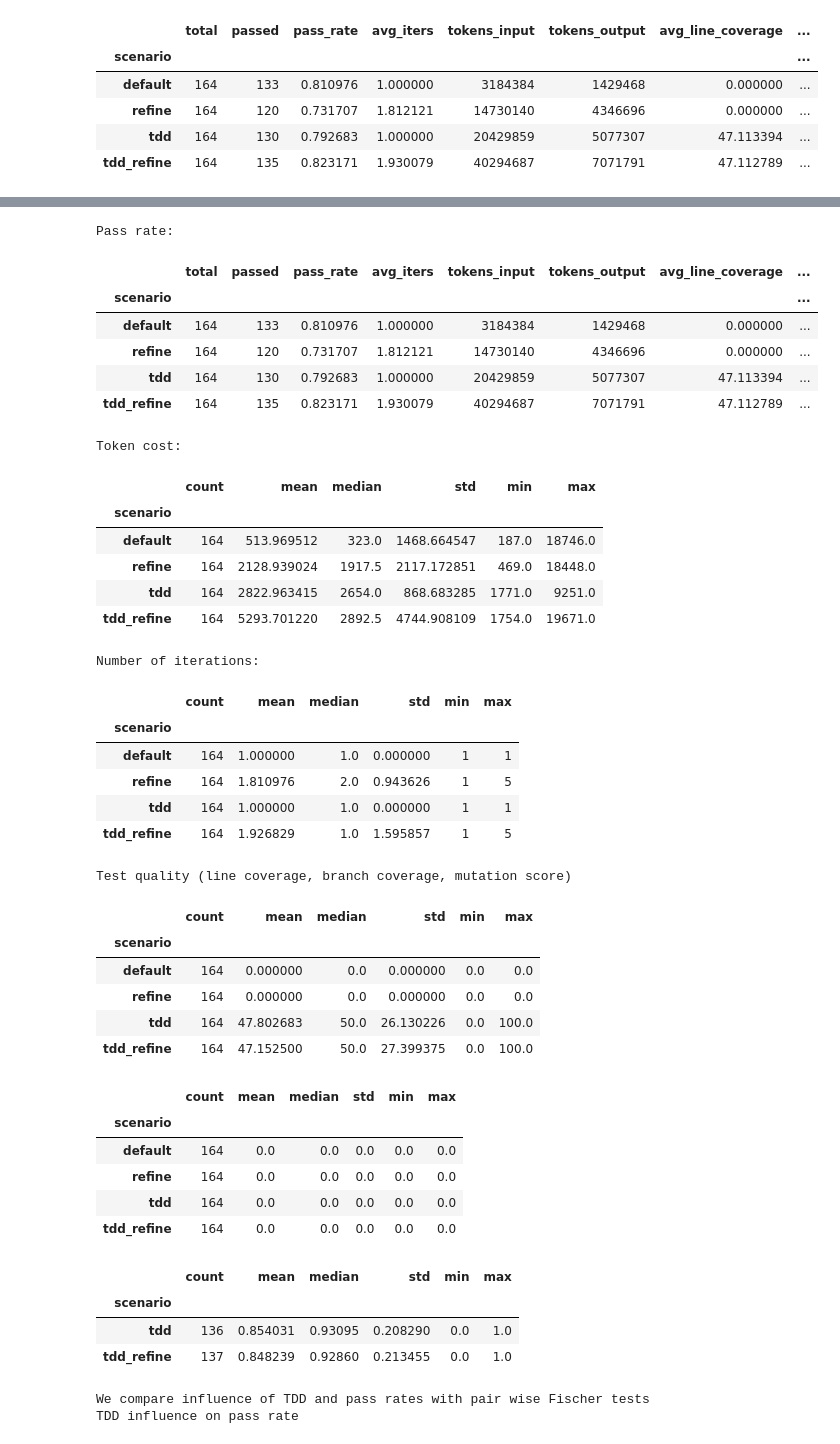
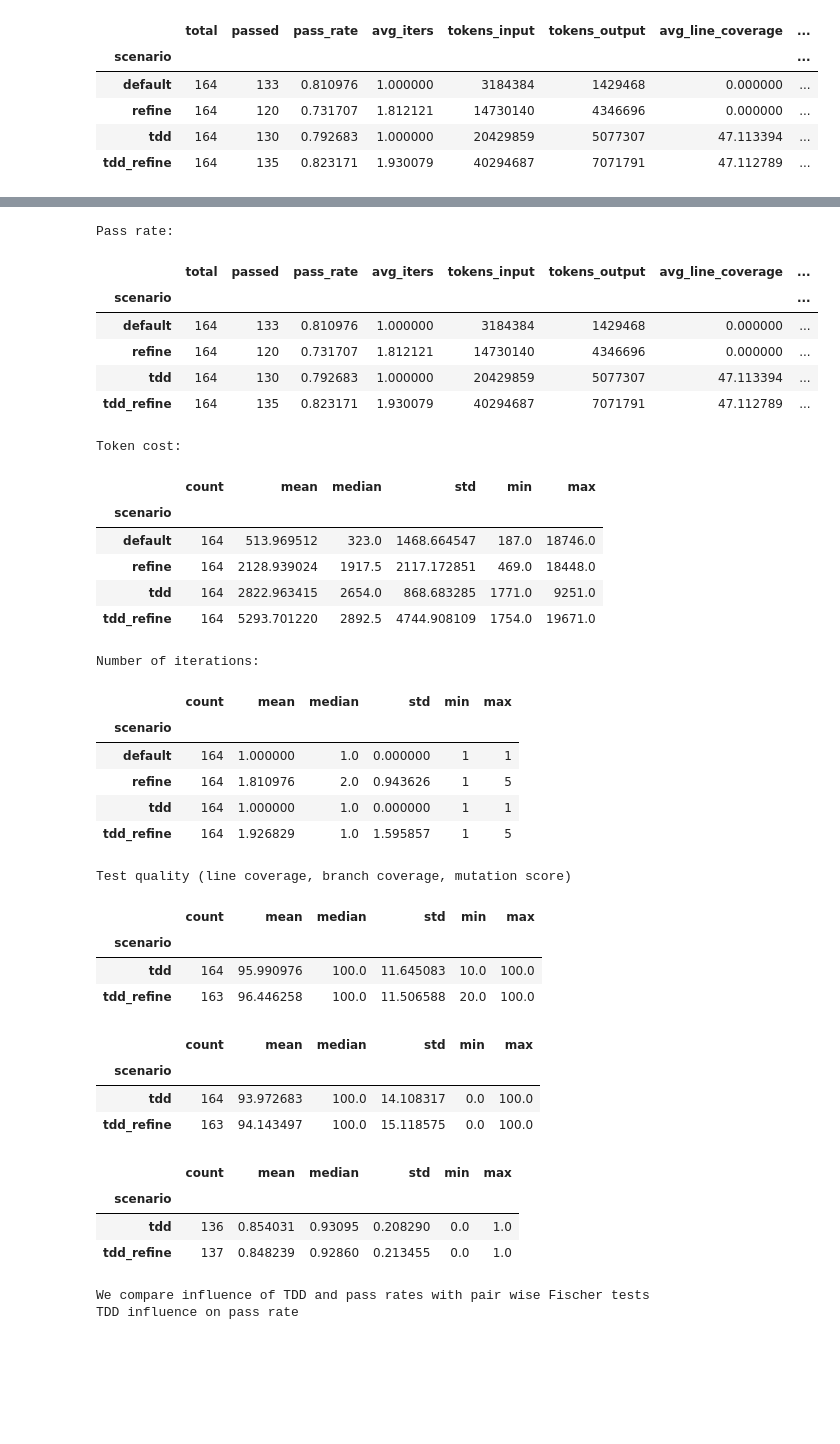
Before and after one commit to michal1010/TDLite, a Jupyter notebook: data_analysis/data_analysis.ipynb, the cells around one changed output, grey strips where cells are left out. Drawn from its saved outputs; the diff is of its cells as text; code cells hidden in the pictures; blank space fills up the shorter version.

Commit message:
Posthoc coverage tests, there was bug in experiment run. Also adds result csv's

```diff
--- a/data_analysis/data_analysis.ipynb
+++ b/data_analysis/data_analysis.ipynb
@@ -144,47 +144,43 @@ iterations_summary = summarize_numeric_by_group(df_instances, group_col, "pipeli
 display(iterations_summary)
 
 print("Test quality (line coverage, branch coverage, mutation score)")
-linecov_summary = summarize_numeric_by_group(df_instances, group_col, "line_coverage_percent", drop_negative=True)
-branchcov_summary = summarize_numeric_by_group(df_instances, group_col, "branch_coverage_percent", drop_negative=True)
+linecov_summary = summarize_numeric_by_group(df_instances, group_col, "new_line_coverage", drop_negative=True)
+branchcov_summary = summarize_numeric_by_group(df_instances, group_col, "new_branch_coverage", drop_negative=True)
 mutation_summary = summarize_numeric_by_group(df_instances, group_col, "mutation_score", drop_negative=True)
 display(linecov_summary)
 display(branchcov_summary)
 display(mutation_summary)
 # %% [output]
 Pass rate:
 |  | total | passed | pass_rate | avg_iters | tokens_input | tokens_output | avg_line_coverage | ... |
 | scenario |  |  |  |  |  |  |  | ... |
 | default | 164 | 133 | 0.810976 | 1.000000 | 3184384 | 1429468 | 0.000000 | ... |
 | refine | 164 | 120 | 0.731707 | 1.812121 | 14730140 | 4346696 | 0.000000 | ... |
 | tdd | 164 | 130 | 0.792683 | 1.000000 | 20429859 | 5077307 | 47.113394 | ... |
 | tdd_refine | 164 | 135 | 0.823171 | 1.930079 | 40294687 | 7071791 | 47.112789 | ... |
 Token cost:
 |  | count | mean | median | std | min | max |
 | scenario |  |  |  |  |  |  |
 | default | 164 | 513.969512 | 323.0 | 1468.664547 | 187.0 | 18746.0 |
 | refine | 164 | 2128.939024 | 1917.5 | 2117.172851 | 469.0 | 18448.0 |
 | tdd | 164 | 2822.963415 | 2654.0 | 868.683285 | 1771.0 | 9251.0 |
 | tdd_refine | 164 | 5293.701220 | 2892.5 | 4744.908109 | 1754.0 | 19671.0 |
 Number of iterations:
 |  | count | mean | median | std | min | max |
 | scenario |  |  |  |  |  |  |
 | default | 164 | 1.000000 | 1.0 | 0.000000 | 1 | 1 |
 | refine | 164 | 1.810976 | 2.0 | 0.943626 | 1 | 5 |
 | tdd | 164 | 1.000000 | 1.0 | 0.000000 | 1 | 1 |
 | tdd_refine | 164 | 1.926829 | 1.0 | 1.595857 | 1 | 5 |
 Test quality (line coverage, branch coverage, mutation score)
 |  | count | mean | median | std | min | max |
 | scenario |  |  |  |  |  |  |
-| default | 164 | 0.000000 | 0.0 | 0.000000 | 0.0 | 0.0 |
-| refine | 164 | 0.000000 | 0.0 | 0.000000 | 0.0 | 0.0 |
-| tdd | 164 | 47.802683 | 50.0 | 26.130226 | 0.0 | 100.0 |
-| tdd_refine | 164 | 47.152500 | 50.0 | 27.399375 | 0.0 | 100.0 |
+| tdd | 164 | 95.990976 | 100.0 | 11.645083 | 10.0 | 100.0 |
+| tdd_refine | 163 | 96.446258 | 100.0 | 11.506588 | 20.0 | 100.0 |
 |  | count | mean | median | std | min | max |
 | scenario |  |  |  |  |  |  |
-| default | 164 | 0.0 | 0.0 | 0.0 | 0.0 | 0.0 |
-| refine | 164 | 0.0 | 0.0 | 0.0 | 0.0 | 0.0 |
-| tdd | 164 | 0.0 | 0.0 | 0.0 | 0.0 | 0.0 |
-| tdd_refine | 164 | 0.0 | 0.0 | 0.0 | 0.0 | 0.0 |
+| tdd | 164 | 93.972683 | 100.0 | 14.108317 | 0.0 | 100.0 |
+| tdd_refine | 163 | 94.143497 | 100.0 | 15.118575 | 0.0 | 100.0 |
 |  | count | mean | median | std | min | max |
 | scenario |  |  |  |  |  |  |
 | tdd | 136 | 0.854031 | 0.93095 | 0.208290 | 0.0 | 1.0 |
```
Also changed, not shown: parts of 3 cells of this notebook, 15 other files.
